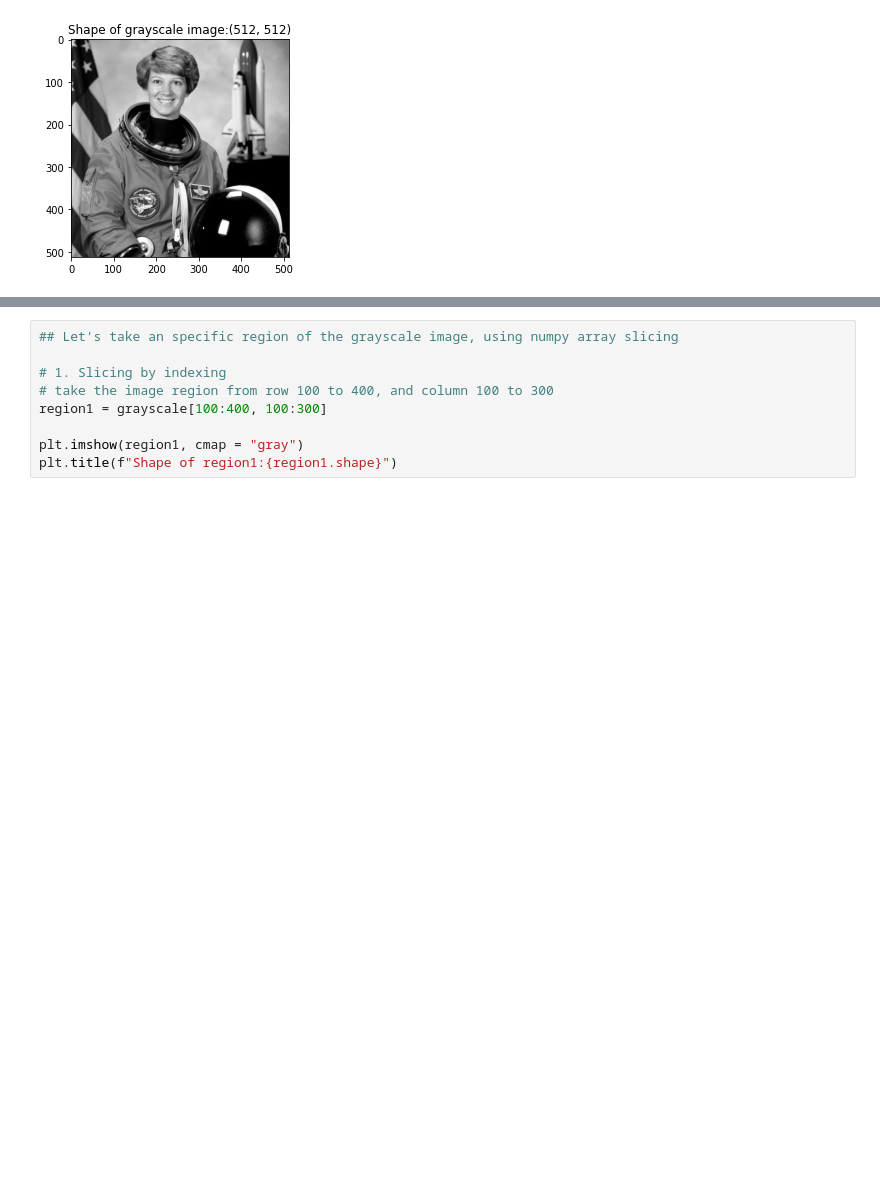
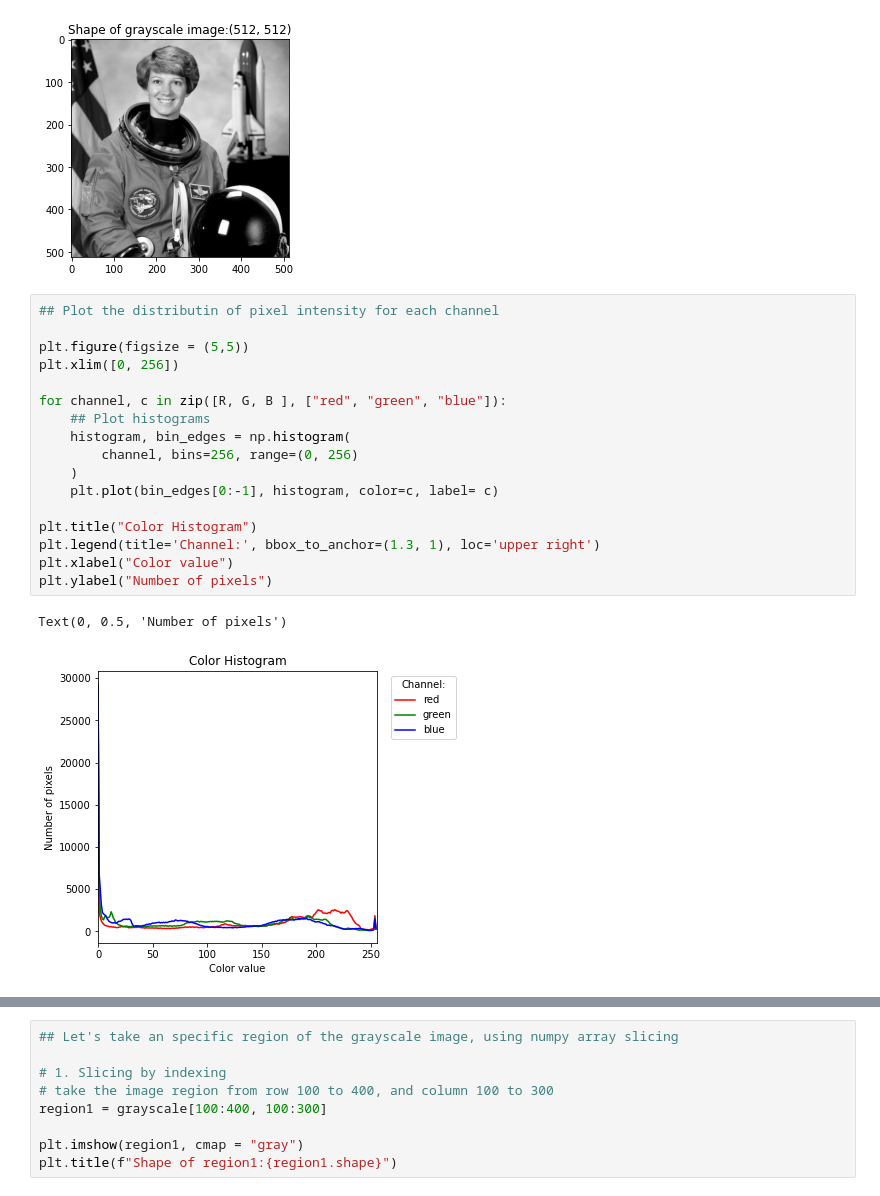
Before and after one commit to cl3789/machine-learning-basics, a Jupyter notebook: Numpy_and_Pandas.ipynb, the cells around one changed output, grey strips where cells are left out. Drawn from its saved outputs; the diff is of its cells as text; blank space fills up the shorter version.

```diff
--- a/Numpy_and_Pandas.ipynb
+++ b/Numpy_and_Pandas.ipynb
@@ -104,3 +109,23 @@ Shape of B channel: (512, 512)
 Shape of grayscale image: (512, 512)
 Text(0.5, 1.0, 'Shape of grayscale image:(512, 512)')
 [figure]
+# %%
+## Plot the distributin of pixel intensity for each channel
+
+plt.figure(figsize = (5,5))
+plt.xlim([0, 256])
+
+for channel, c in zip([R, G, B ], ["red", "green", "blue"]):
+    ## Plot histograms
+    histogram, bin_edges = np.histogram(
+        channel, bins=256, range=(0, 256)
+    )
+    plt.plot(bin_edges[0:-1], histogram, color=c, label= c)
+
+plt.title("Color Histogram")
+plt.legend(title='Channel:', bbox_to_anchor=(1.3, 1), loc='upper right')
+plt.xlabel("Color value")
+plt.ylabel("Number of pixels")
+# %% [output]
+Text(0, 0.5, 'Number of pixels')
+[figure, added]
```
Also changed, not shown: parts of 12 cells of this notebook, 5 other files.
